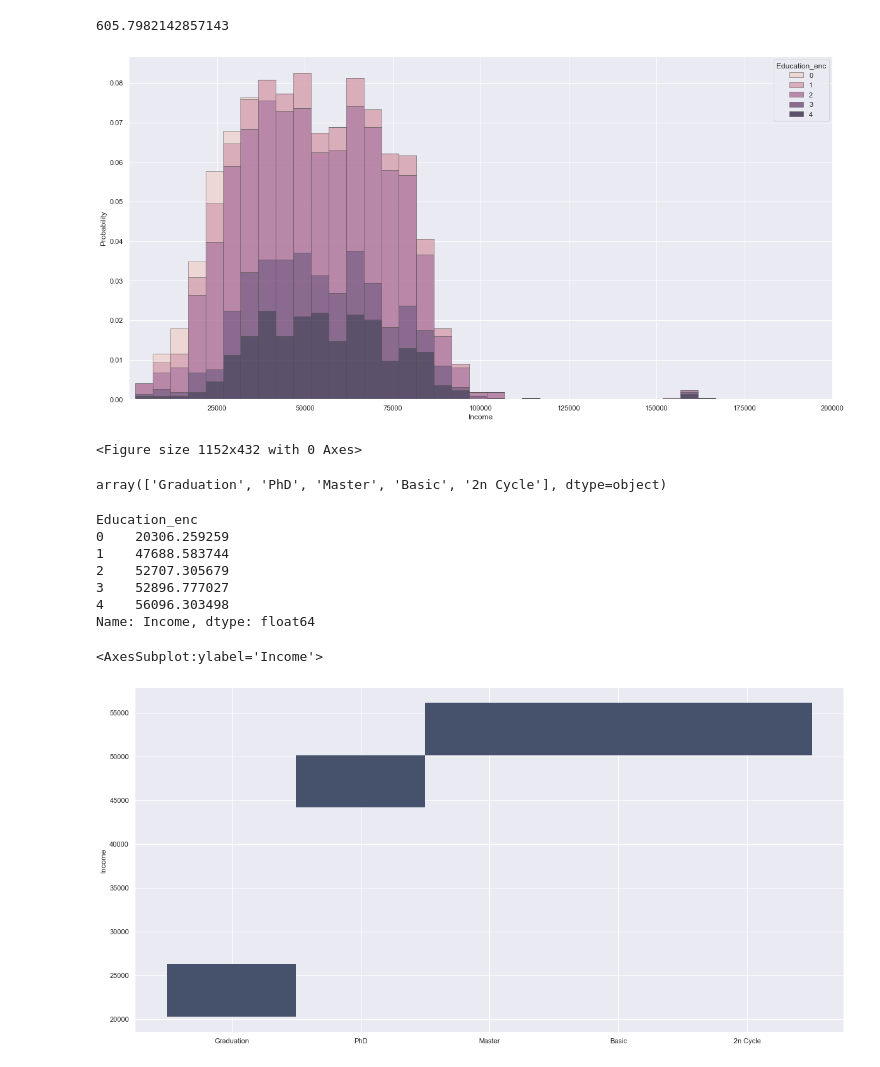
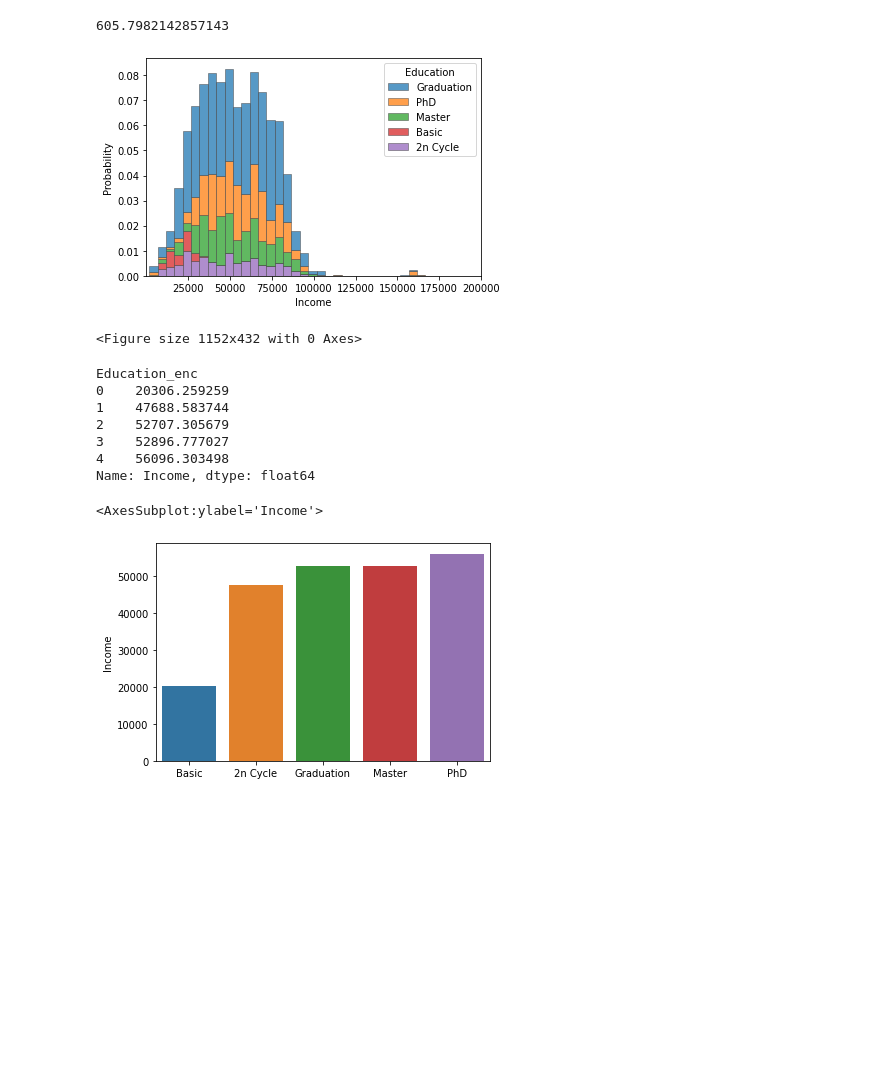
Before and after one commit to FriedaTims-Jansma/post_bootcamp_projects, a Jupyter notebook: notebooks/Marketing_Campaign_Experiment.ipynb, the cells around one changed output. Saved outputs shown, nothing was run; the diff lists cells and outputs as text; code cells hidden in the pictures; blank space fills up the shorter version.

Commit message:
fixed bar plot

```diff
--- a/notebooks/Marketing_Campaign_Experiment.ipynb
+++ b/notebooks/Marketing_Campaign_Experiment.ipynb
@@ -9,7 +9,7 @@ import seaborn as sns
 # %% [markdown]
 ## Loading Dataset
 # %%
-data = pd.read_csv("/Users/friedatims-jansma/code/FriedaTims-Jansma/post_bootcamp_projects/notebooks/marketing_campaign.csv",sep=";")
+data = pd.read_csv("/Users/samtims/code/post_bootcamp_projects/notebooks/marketing_campaign.csv",sep=";")
 # %%
 data.tail()
 # %% [output]
@@ -159,7 +159,7 @@ data.head()
 # Define a function for people with kids(1) or none(0)
 
 def kids(kids_total):
-    if num_kids > 0:
+    if kids_total > 0:
         return 1
     else:
         return 0
@@ -213,20 +213,20 @@ data.Spending.mean()
 # %%
 import matplotlib.pyplot as plt
 
 fig, ax = plt.subplots()
 plt.figure(figsize=(16, 6))
 sns.histplot(
     data,
-    x="Income", hue="Education_enc",
+    x="Income", hue="Education",
     stat = "probability",
     multiple="stack",
     edgecolor=".3",
     linewidth=.5,
     ax=ax
 )
 ax.set_xlim(1,200000)
 plt.show()
 # %% [output]
-[figure, old version]
+[figure, new version]
 <Figure size 1152x432 with 0 Axes>
 # %%
@@ -234,8 +233,6 @@ hist_x = data["Education"].unique()
 hist_y = data.groupby("Education_enc")["Income"].mean()
 # %%
-hist_x
+hist_x = ['Basic','2n Cycle','Graduation','Master','PhD']
-# %% [output]
-array(['Graduation', 'PhD', 'Master', 'Basic', '2n Cycle'], dtype=object)
 # %%
 hist_y
 # %% [output]
@@ -247,7 +244,7 @@ Education_enc
 4    56096.303498
 Name: Income, dtype: float64
 # %%
-sns.histplot(x=hist_x, y=hist_y)
+sns.barplot(x=hist_x, y=hist_y)
 # %% [output]
 <AxesSubplot:ylabel='Income'>
-[figure, old version]
+[figure, new version]
```
Also changed, not shown: parts of 2 cells of this notebook.
